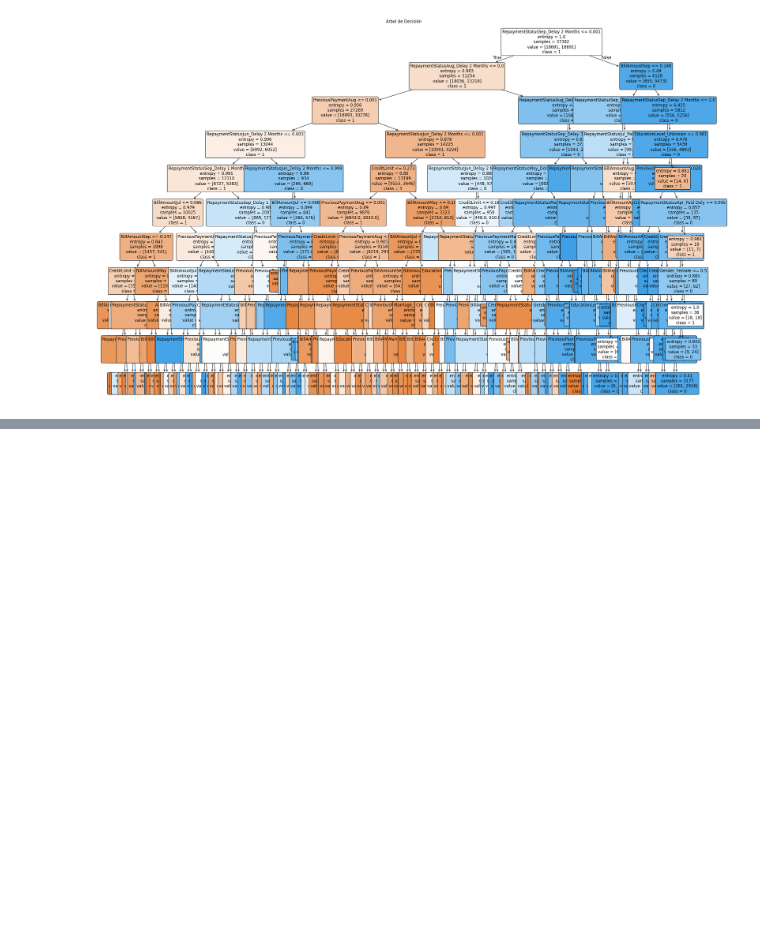
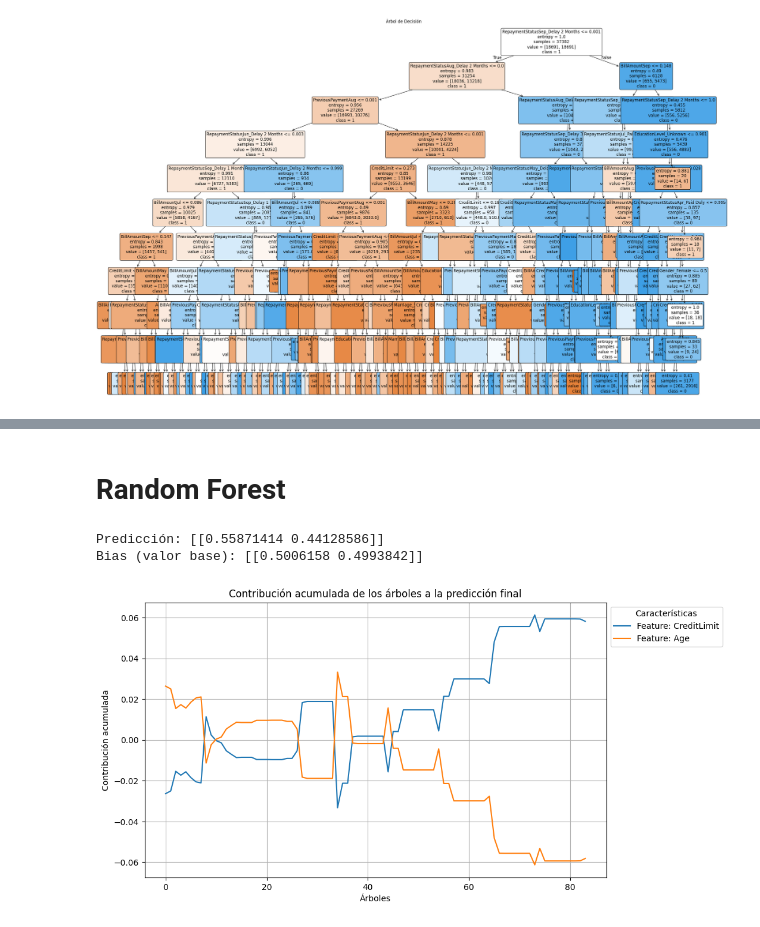
Before and after one commit to marioUnir/TFM, a Jupyter notebook: 4-Scale & One-Hot & SMOTE & Train.ipynb, the cells around one changed output, grey strips where cells are left out. Cells and saved outputs as stored; diff of their text form; code cells hidden in the pictures; blank space fills up the shorter version.

```diff
--- a/4-Scale & One-Hot & SMOTE & Train.ipynb
+++ b/4-Scale & One-Hot & SMOTE & Train.ipynb
@@ -342,0 +516,50 @@ plt.show()
+# %% [markdown]
+# Random Forest
+# %%
+import numpy as np
+import pandas as pd
+import matplotlib.pyplot as plt
+
+# Asumimos que ya tienes el mejor modelo de Random Forest entrenado y X_val, y_val
+# best_models["Random Forest"] es tu mejor modelo entrenado y X_val es tu conjunto de validación
+
+# Usamos los nombres de las características directamente desde X.columns
+feature_names = X.columns
+
+# Seleccionamos un ejemplo del conjunto de validación (cambia el índice si es necesario)
+example_index = 0  # Puedes cambiar el índice para seleccionar un ejemplo diferente
+example = X_val[example_index].reshape(1, -1)  # Asegúrate de tomar un ejemplo de tu conjunto de validación
+
+# Explicar la predicción utilizando TreeInterpreter
+prediction, bias, contributions = ti.predict(best_models["Random Forest"], example)
+
+# Mostrar los resultados
+print(f"Predicción: {prediction}")
+print(f"Bias (valor base): {bias}")  # El sesgo o bias es el valor de la predicción antes de considerar los árboles
+
+# Contribuciones de cada árbol (en cada árbol individualmente)
+tree_contribs = [contrib for contrib in contributions[0]]
+
+# Crear un gráfico de la contribución acumulada de los árboles
+cumulative_contrib = np.cumsum(tree_contribs, axis=0)  # Sumar las contribuciones de cada árbol de forma acumulativa
+
+# Crear una figura
+plt.figure(figsize=(10, 6))
+
+# Graficar la contribución acumulada de los árboles para cada característica
+for i in range(cumulative_contrib.shape[1]):  # Recorrer todas las características
+    plt.plot(cumulative_contrib[:, i], label=f'Feature: {feature_names[i]}')
+
+# Etiquetas y título
+plt.title("Contribución acumulada de los árboles a la predicción final")
+plt.xlabel("Árboles")
+plt.ylabel("Contribución acumulada")
+plt.legend(title="Características", loc='upper left', bbox_to_anchor=(1, 1))
+plt.grid(True)
+
+# Mostrar el gráfico
+plt.show()
+# %% [output]
+Predicción: [[0.55871414 0.44128586]]
+Bias (valor base): [[0.5006158 0.4993842]]
+[figure, added]
```
Also changed, not shown: parts of 8 cells of this notebook.
